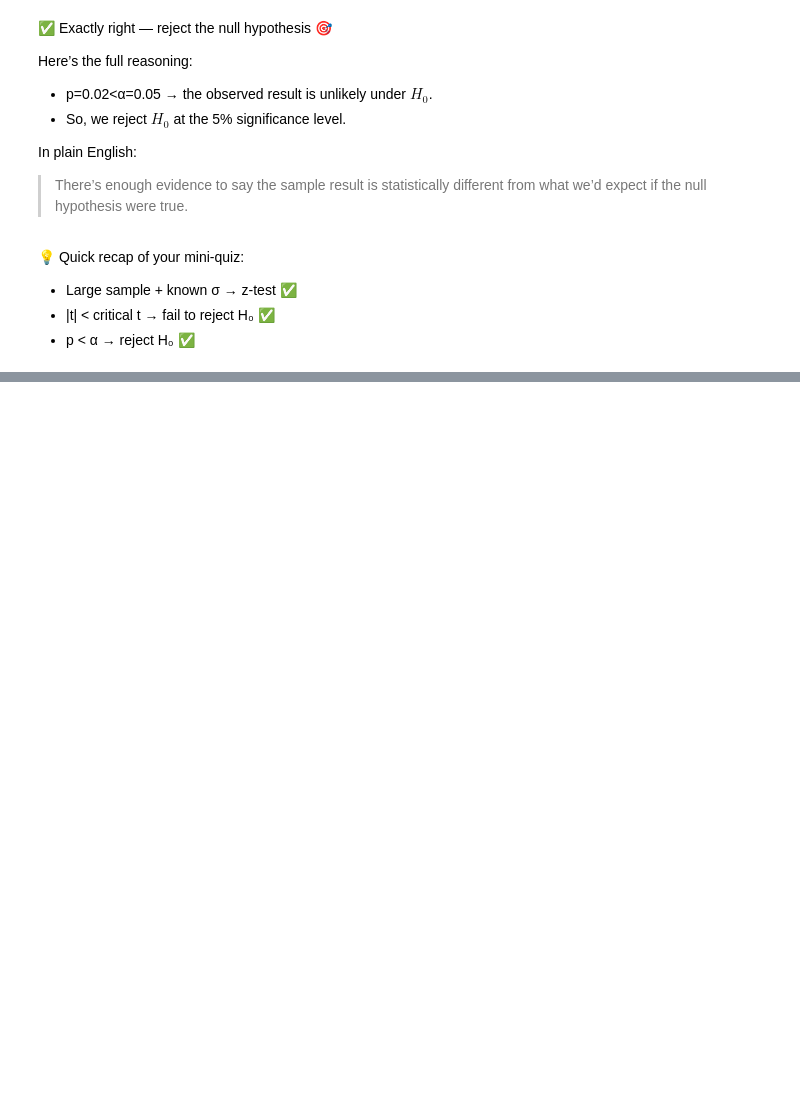
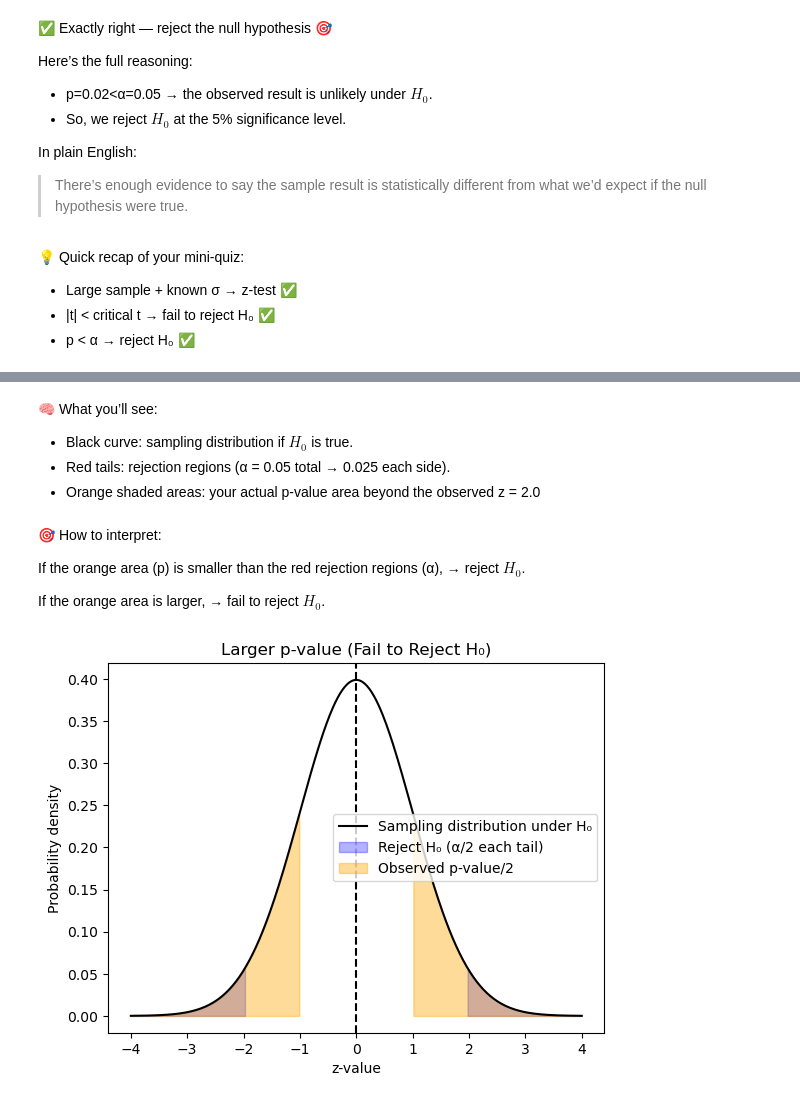
Before and after one commit to mlnotes2718/introduction-statistics-machine-learning, a Jupyter notebook: Statistics-in-ML-5-Sampling-Distributions-and-Central-Limit-Theorem.ipynb, the cells around one changed output, grey strips where cells are left out. Drawn from its saved outputs; the diff is of its cells as text; code cells hidden in the pictures; blank space fills up the shorter version.

```diff
--- a/Statistics-in-ML-5-Sampling-Distributions-and-Central-Limit-Theorem.ipynb
+++ b/Statistics-in-ML-5-Sampling-Distributions-and-Central-Limit-Theorem.ipynb
@@ -686,0 +763,42 @@ In plain English:
+# %% [markdown]
+🧠 What you’ll see:
+
+- Black curve: sampling distribution if $H_0$ is true.
+- Red tails: rejection regions (α = 0.05 total → 0.025 each side).
+- Orange shaded areas: your actual p-value area beyond the observed z = 2.0
+# %% [markdown]
+🎯 How to interpret:
+
+If the orange area (p) is smaller than the red rejection regions (α), → reject $H_0$.
+
+If the orange area is larger, → fail to reject $H_0$.
+# %%
+# Parameters
+alpha = 0.05
+z_obs = 1.0  # smaller observed z -> larger p
+x = np.linspace(-4, 4, 400)
+y = norm.pdf(x)
+
+# Critical z-values for 95% CI (two-tailed)
+z_crit = norm.ppf(1 - alpha/2)
+
+# Plot the normal curve
+plt.plot(x, y, color='black', label='Sampling distribution under H₀')
+plt.axvline(0, color='black', linestyle='--')
+
+# Shade rejection regions
+plt.fill_between(x, y, where=(x <= -z_crit), color='blue', alpha=0.3, label='Reject H₀ (α/2 each tail)')
+plt.fill_between(x, y, where=(x >= z_crit), color='blue', alpha=0.3)
+
+# Shade observed p-value area (larger p now)
+plt.fill_between(x, y, where=(x >= z_obs), color='orange', alpha=0.4, label='Observed p-value/2')
+plt.fill_between(x, y, where=(x <= -z_obs), color='orange', alpha=0.4)
+
+# Annotate
+plt.title("Larger p-value (Fail to Reject H₀)")
+plt.xlabel("z-value")
+plt.ylabel("Probability density")
+plt.legend()
+plt.show()
+# %% [output]
+[figure, added]
```
Also changed, not shown: parts of 13 cells of this notebook.
